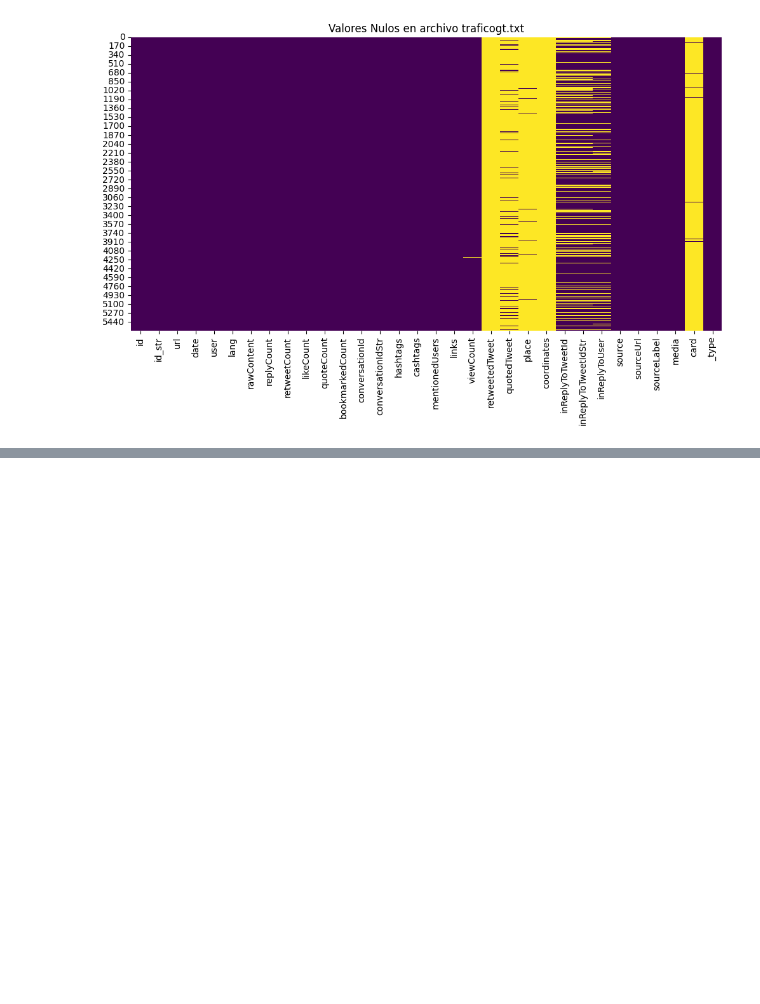
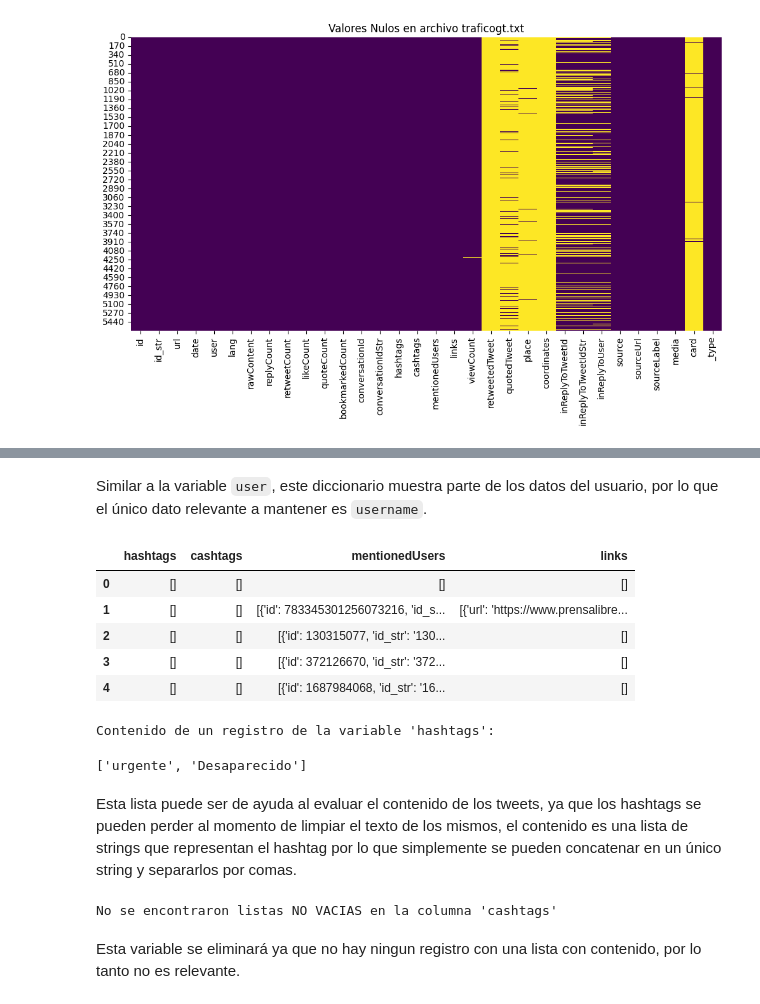
Before and after one commit to JPOrellana/Lab7-DataScience, a Jupyter notebook: Lab7.ipynb, the cells around one changed output, grey strips where cells are left out. Saved outputs shown, nothing was run; the diff lists cells and outputs as text; code cells hidden in the pictures; blank space fills up the shorter version.

Commit message:
Manejo de diccionarios y listas anidadas

```diff
--- a/Lab7.ipynb
+++ b/Lab7.ipynb
@@ -266,0 +206,11 @@ plot_null_values(tioberny_df, 'tioberny.txt')
+# %%
+# Eliminar las columnas con muchos nulos que no aportan al análisis
+columns_to_drop = ['retweetedTweet', 'coordinates', 'place', 'media', 'card', 'quotedTweet', 'sourceUrl', 'sourceLabel']
+traficogt_df = traficogt_df.drop(columns=columns_to_drop)
+# %%
+# Reemplazar los valores nulos en las columnas seleccionadas con un string representativo
+columns_with_nans = ['inReplyToTweetId', 'inReplyToUser', 'inReplyToTweetIdStr']
+traficogt_df[columns_with_nans] = traficogt_df[columns_with_nans].fillna('no aplica')
+
+# Eliminar las filas con valores nulos en las columnas restantes
+traficogt_df = traficogt_df.dropna()
@@ -266,0 +245,21 @@ plot_null_values(tioberny_df, 'tioberny.txt')
+# %%
+def identify_columns_with_dicts_or_lists(df):
+    dict_columns = []
+    list_columns = []
+
+    for col in df.columns:
+        if df[col].apply(lambda x: isinstance(x, dict)).any():
+            dict_columns.append(col)
+        elif df[col].apply(lambda x: isinstance(x, list)).any():
+            list_columns.append(col)
+
+    print(f"Columnas con diccionarios:")
+    for col in dict_columns:
+        print(f"  - {col}")
+    print(f"\nColumnas con listas:")
+    for col in list_columns:
+        print(f"  - {col}")
+
+    return dict_columns, list_columns
+# %%
+dict_columns, list_columns = identify_columns_with_dicts_or_lists(traficogt_df)
@@ -266,0 +338,38 @@ plot_null_values(tioberny_df, 'tioberny.txt')
+# %% [markdown]
+Similar a la variable `user`, este diccionario muestra parte de los datos del usuario, por lo que el único dato relevante a mantener es  `username`.
+# %%
+# Mostrar las primeras filas de las columnas con listas
+traficogt_df[list_columns].head()
+# %% [output]
+|  | hashtags | cashtags | mentionedUsers | links |
+| 0 | [] | [] | [] | [] |
+| 1 | [] | [] | [{'id': 783345301256073216, 'id_s... | [{'url': 'https://www.prensalibre... |
+| 2 | [] | [] | [{'id': 130315077, 'id_str': '130... | [] |
+| 3 | [] | [] | [{'id': 372126670, 'id_str': '372... | [] |
+| 4 | [] | [] | [{'id': 1687984068, 'id_str': '16... | [] |
+# %%
+# Mostrar todo el contenido de un registro de la variable 'hashtags'
+non_empty_hashtags = traficogt_df[traficogt_df['hashtags'].apply(lambda x: isinstance(x, list) and len(x) > 0)]['hashtags']
+
+if non_empty_hashtags.shape[0] > 0:
+    print("Contenido de un registro de la variable 'hashtags':")
+    display(non_empty_hashtags.iloc[0])
+else:
+    print("No se encontraron listas NO VACIAS en la columna 'hashtags'")
+# %% [output]
+Contenido de un registro de la variable 'hashtags':
+['urgente', 'Desaparecido']
+# %% [markdown]
+Esta lista puede ser de ayuda al evaluar el contenido de los tweets, ya que los hashtags se pueden perder al momento de limpiar el texto de los mismos, el contenido es una lista de strings que representan el hashtag por lo que simplemente se pueden concatenar en un único string y separarlos por comas.
+# %%
+# Mostrar todo el contenido de un registro de la variable 'cashtags'
+non_empty_cashtags = traficogt_df[traficogt_df['cashtags'].apply(lambda x: isinstance(x, list) and len(x) > 0)]['cashtags']
+if non_empty_cashtags.shape[0] > 0:
+    print("Contenido de un registro de la variable 'cashtags':")
+    display(non_empty_cashtags.iloc[0])
+else:
+    print("No se encontraron listas NO VACIAS en la columna 'cashtags'")
+# %% [output]
+No se encontraron listas NO VACIAS en la columna 'cashtags'
+# %% [markdown]
+Esta variable se eliminará ya que no hay ningun registro con una lista con contenido, por lo tanto no es relevante.
```
Also changed, not shown: parts of 50 cells of this notebook.
